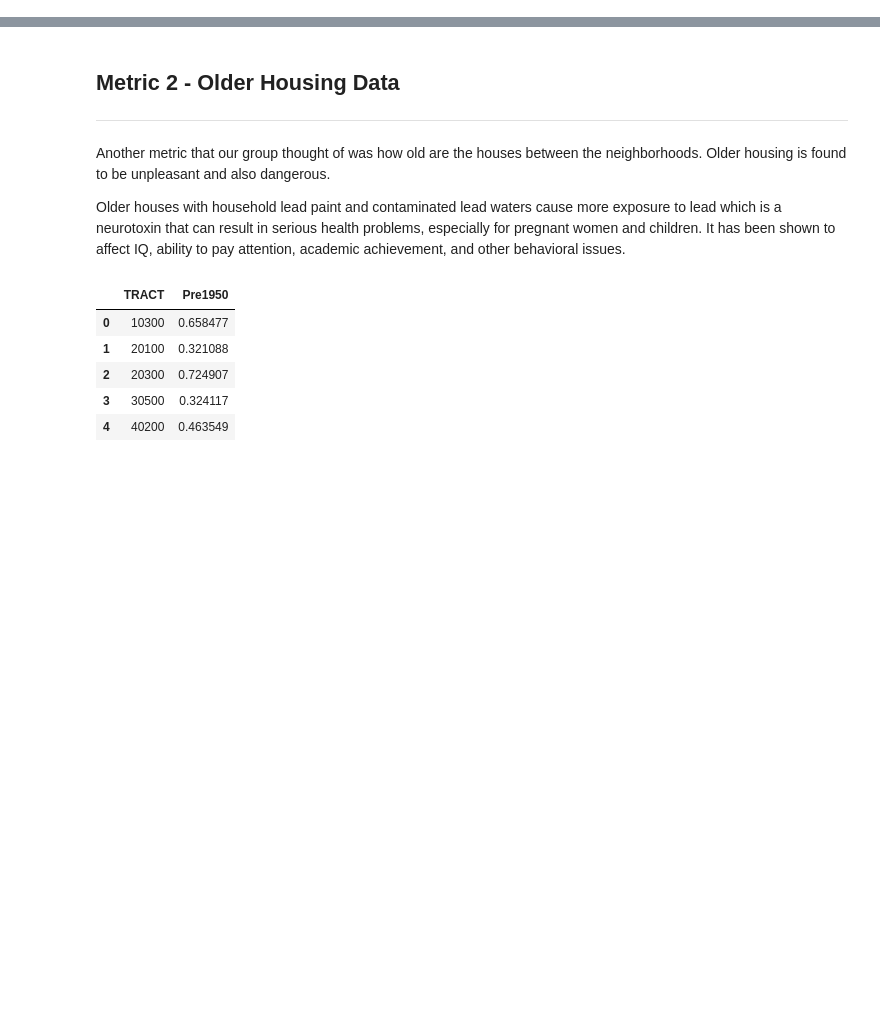
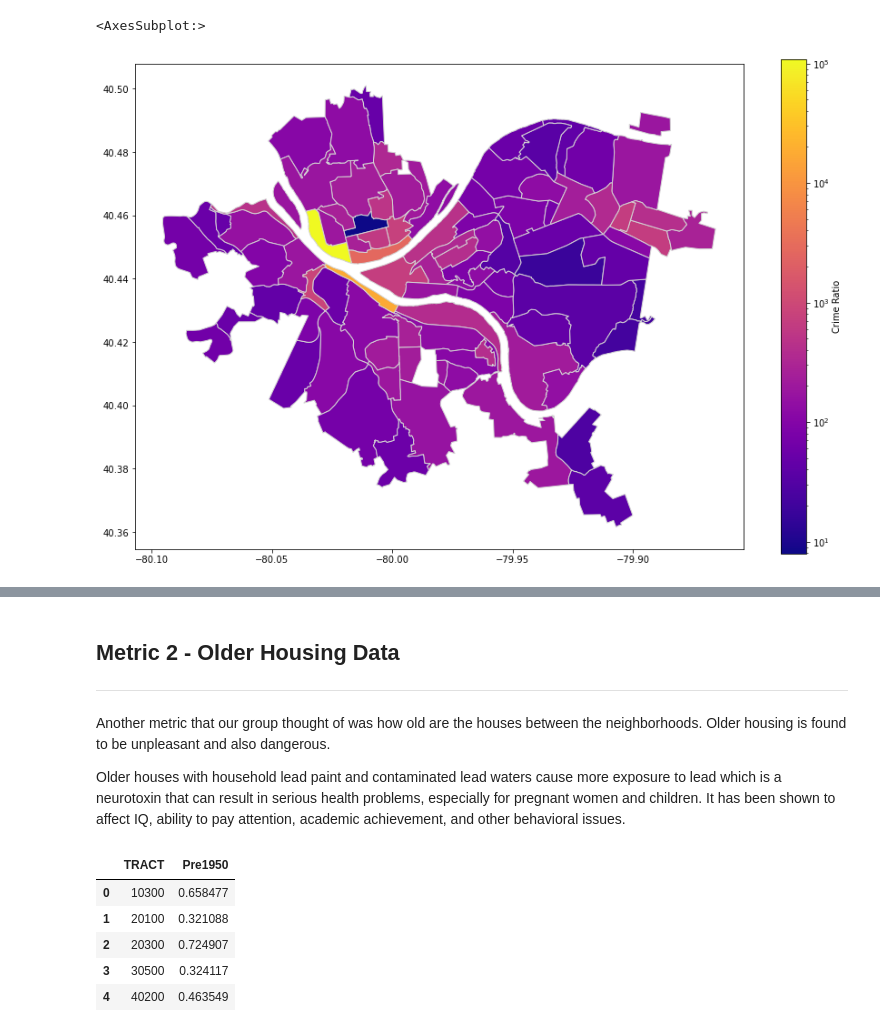
Before and after one commit to songxingyu1118/CMPINF10_Final_Project, a Jupyter notebook: Neighborhoods.ipynb, the cells around one changed output, grey strips where cells are left out. Saved outputs shown, nothing was run; the diff lists cells and outputs as text; code cells hidden in the pictures; blank space fills up the shorter version.

```diff
--- a/Neighborhoods.ipynb
+++ b/Neighborhoods.ipynb
@@ -45,0 +71,6 @@ neighborhoods[['hood','area','perimeter','geometry']]
+# %%
+# create new column with crime rate calculation
+arrestAndPop["Crime_Ratio"] = arrestAndPop["numOfArrests"] / arrestAndPop["Population"] * 1000
+
+# display data
+arrestAndPop.head()
@@ -45,0 +92,27 @@ neighborhoods[['hood','area','perimeter','geometry']]
+# %%
+# crs for longitude and latitude
+crs = "EPSG:4326"
+
+# read in shape file for neighborhoods
+neighborhoods = geopandas.read_file("Neighborhoods/Neighborhoods_.shp")
+
+# convert coordinate system to longitude and latitude
+neighborhoods = neighborhoods.to_crs(crs)
+
+# merge the neighborhoods file for the map with crime rate data
+crime_map = neighborhoods.merge(arrestAndPop, how = "left", left_on = "hood",
+                                right_on = "Neighborhood")
+#shape file MISSING MOUNT OLIVER BOROUGH MENTION THIS
+
+# display map with my parameters
+crime_map.plot(column="Crime_Ratio",
+               cmap = "plasma",
+               edgecolor = "lightgrey",
+               legend = True,
+               legend_kwds = {"label" : "Crime Ratio"},
+               figsize = (15, 10),
+               norm = matplotlib.colors.LogNorm(vmin = crime_map['Crime_Ratio'].min(), vmax = crime_map['Crime_Ratio'].max())
+              )
+# %% [output]
+<AxesSubplot:>
+[figure, added]
```
Also changed, not shown: parts of 17 cells of this notebook.
